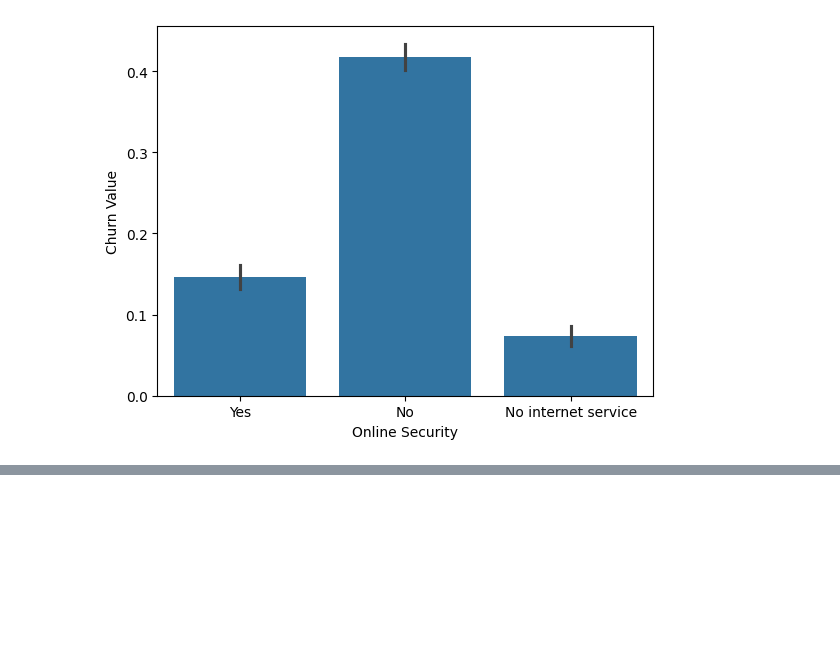
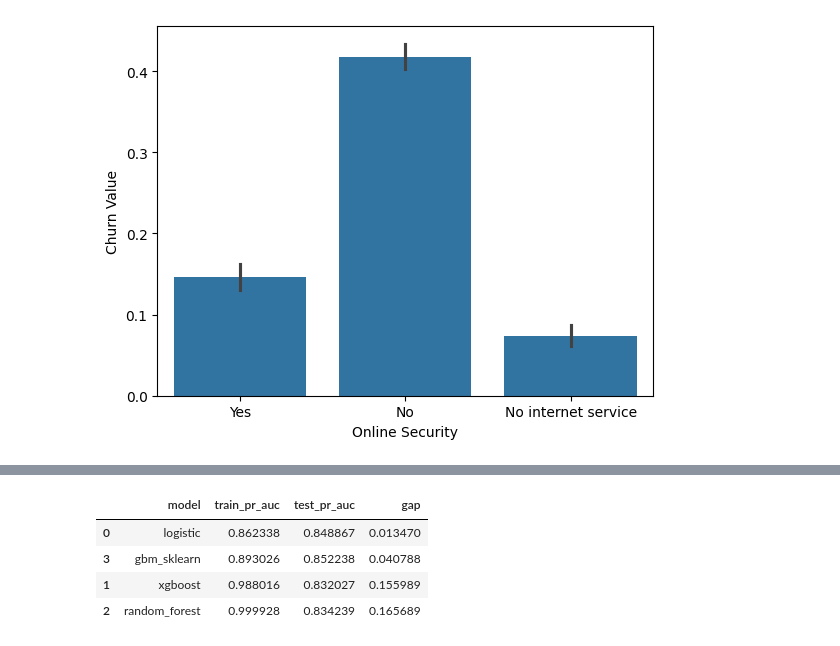
Before and after one commit to EvanW22/telco-churn-retention, a Jupyter notebook: notebooks/churn_analysis.ipynb, the cells around one changed output, grey strips where cells are left out. Drawn from its saved outputs; the diff is of its cells as text; code cells hidden in the pictures; blank space fills up the shorter version.

```diff
--- a/notebooks/churn_analysis.ipynb
+++ b/notebooks/churn_analysis.ipynb
@@ -98,0 +158,21 @@ xgboost {'accuracy': 0.7863733144073811, 'roc_auc': 0.8320274354801209}
+# %%
+stability = []
+
+for name, pipe in trained_pipelines.items():
+    train_proba = pipe.predict_proba(X_train)[:, 1]
+    test_proba = pipe.predict_proba(X_test)[:, 1]
+
+    stability.append({
+        "model": name,
+        "train_pr_auc": roc_auc_score(y_train, train_proba),
+        "test_pr_auc": roc_auc_score(y_test, test_proba),
+        "gap": roc_auc_score(y_train, train_proba) - roc_auc_score(y_test, test_proba)
+    })
+
+pd.DataFrame(stability).sort_values("gap")
+# %% [output]
+|  | model | train_pr_auc | test_pr_auc | gap |
+| 0 | logistic | 0.862338 | 0.848867 | 0.013470 |
+| 3 | gbm_sklearn | 0.893026 | 0.852238 | 0.040788 |
+| 1 | xgboost | 0.988016 | 0.832027 | 0.155989 |
+| 2 | random_forest | 0.999928 | 0.834239 | 0.165689 |
```
Also changed, not shown: parts of 8 cells of this notebook, 2 other files.
